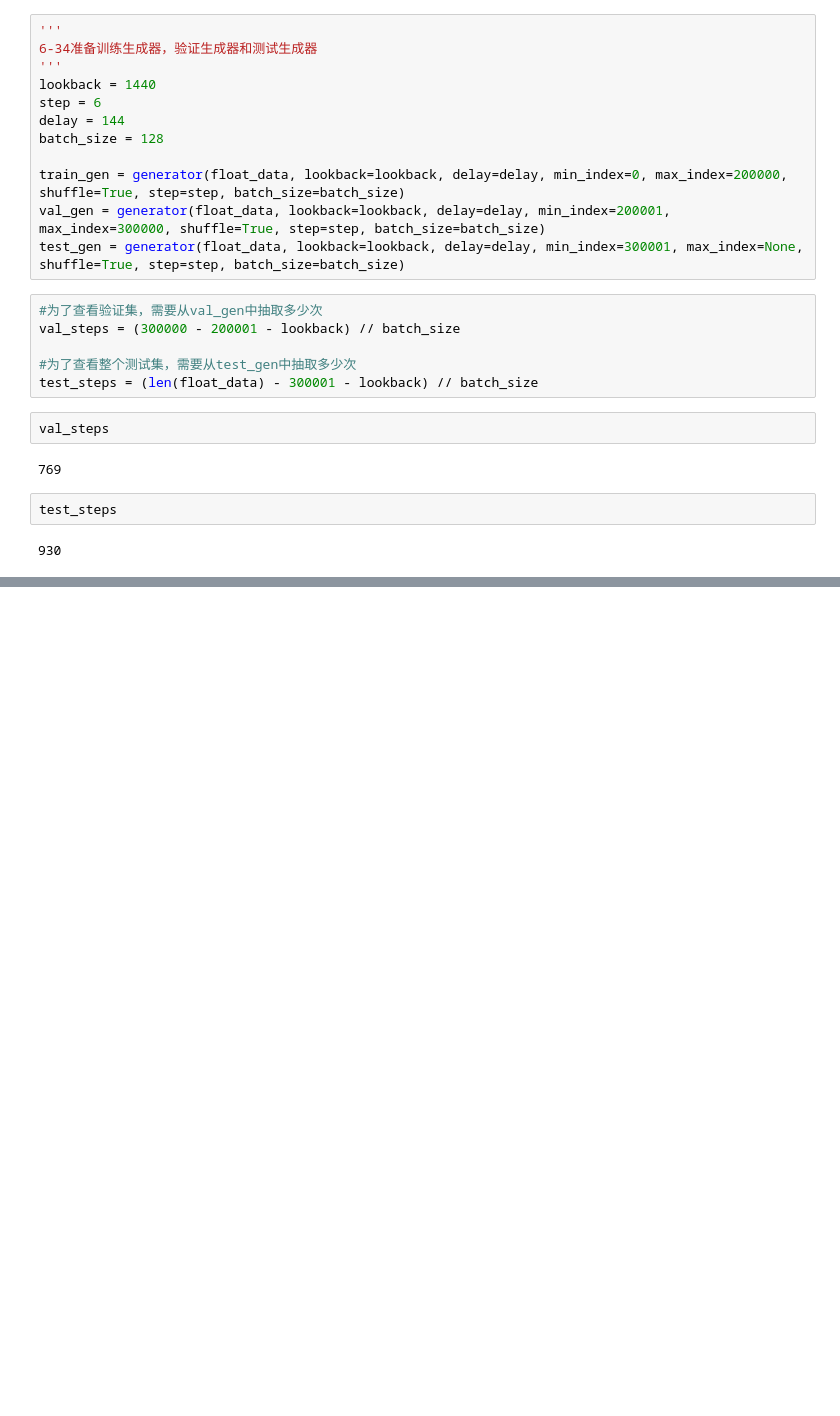
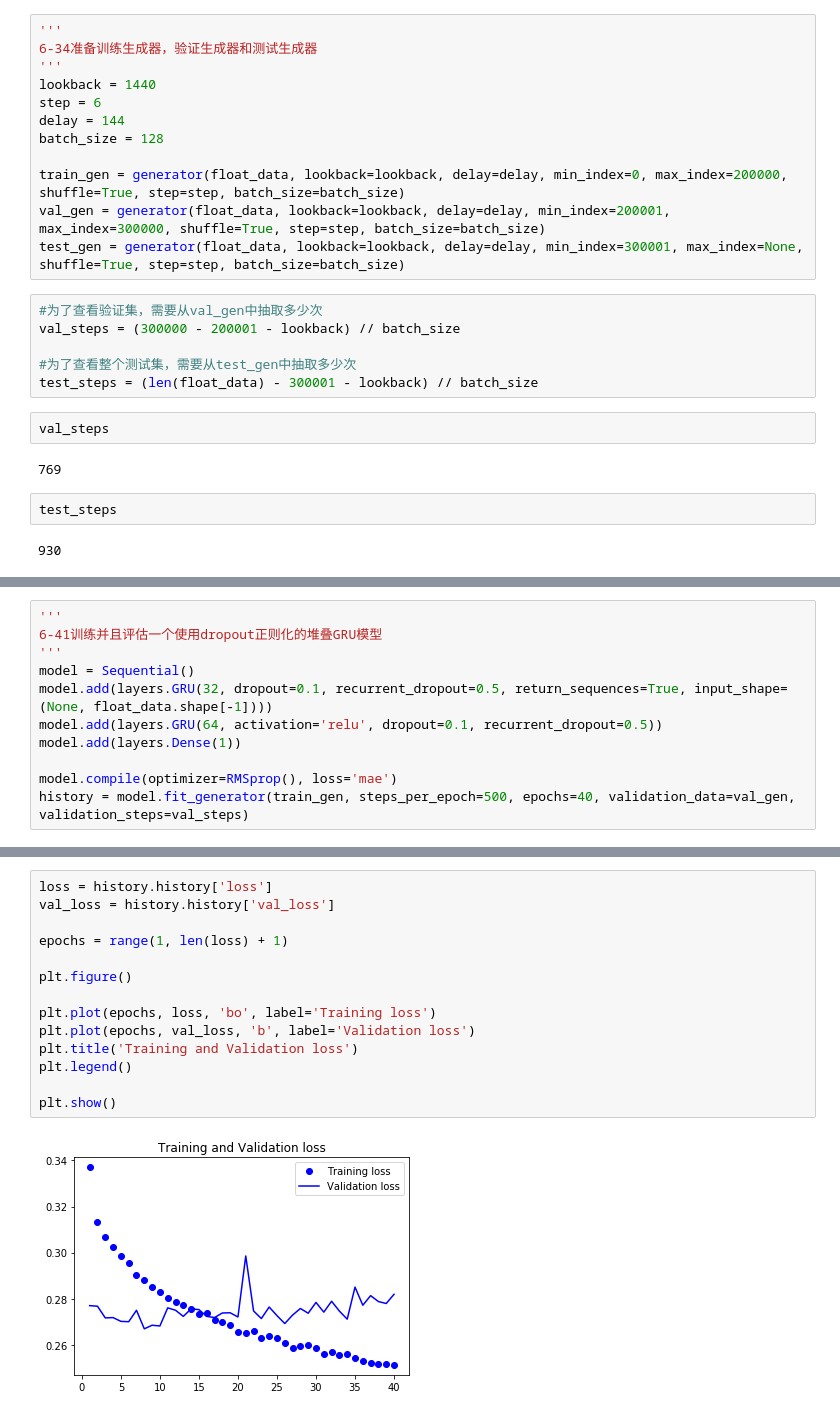
Before and after one commit to DonghuiJin/deep-learning-in-Python, a Jupyter notebook: Deep learning for text and sequences/6_3_advanced_used_rnn.ipynb, the cells around one changed output, grey strips where cells are left out. Saved outputs shown, nothing was run; the diff lists cells and outputs as text; blank space fills up the shorter version.

```diff
--- a/Deep learning for text and sequences/6_3_advanced_used_rnn.ipynb
+++ b/Deep learning for text and sequences/6_3_advanced_used_rnn.ipynb
@@ -227,0 +371,11 @@ evaluate_naive_method()
+# %%
+'''
+6-41训练并且评估一个使用dropout正则化的堆叠GRU模型
+'''
+model = Sequential()
+model.add(layers.GRU(32, dropout=0.1, recurrent_dropout=0.5, return_sequences=True, input_shape=(None, float_data.shape[-1])))
+model.add(layers.GRU(64, activation='relu', dropout=0.1, recurrent_dropout=0.5))
+model.add(layers.Dense(1))
+
+model.compile(optimizer=RMSprop(), loss='mae')
+history = model.fit_generator(train_gen, steps_per_epoch=500, epochs=40, validation_data=val_gen, validation_steps=val_steps)
@@ -227,0 +400,16 @@ evaluate_naive_method()
+# %%
+loss = history.history['loss']
+val_loss = history.history['val_loss']
+
+epochs = range(1, len(loss) + 1)
+
+plt.figure()
+
+plt.plot(epochs, loss, 'bo', label='Training loss')
+plt.plot(epochs, val_loss, 'b', label='Validation loss')
+plt.title('Training and Validation loss')
+plt.legend()
+
+plt.show()
+# %% [output]
+[figure, added]
```
Also changed, not shown: parts of 16 cells of this notebook, 4 other files.
